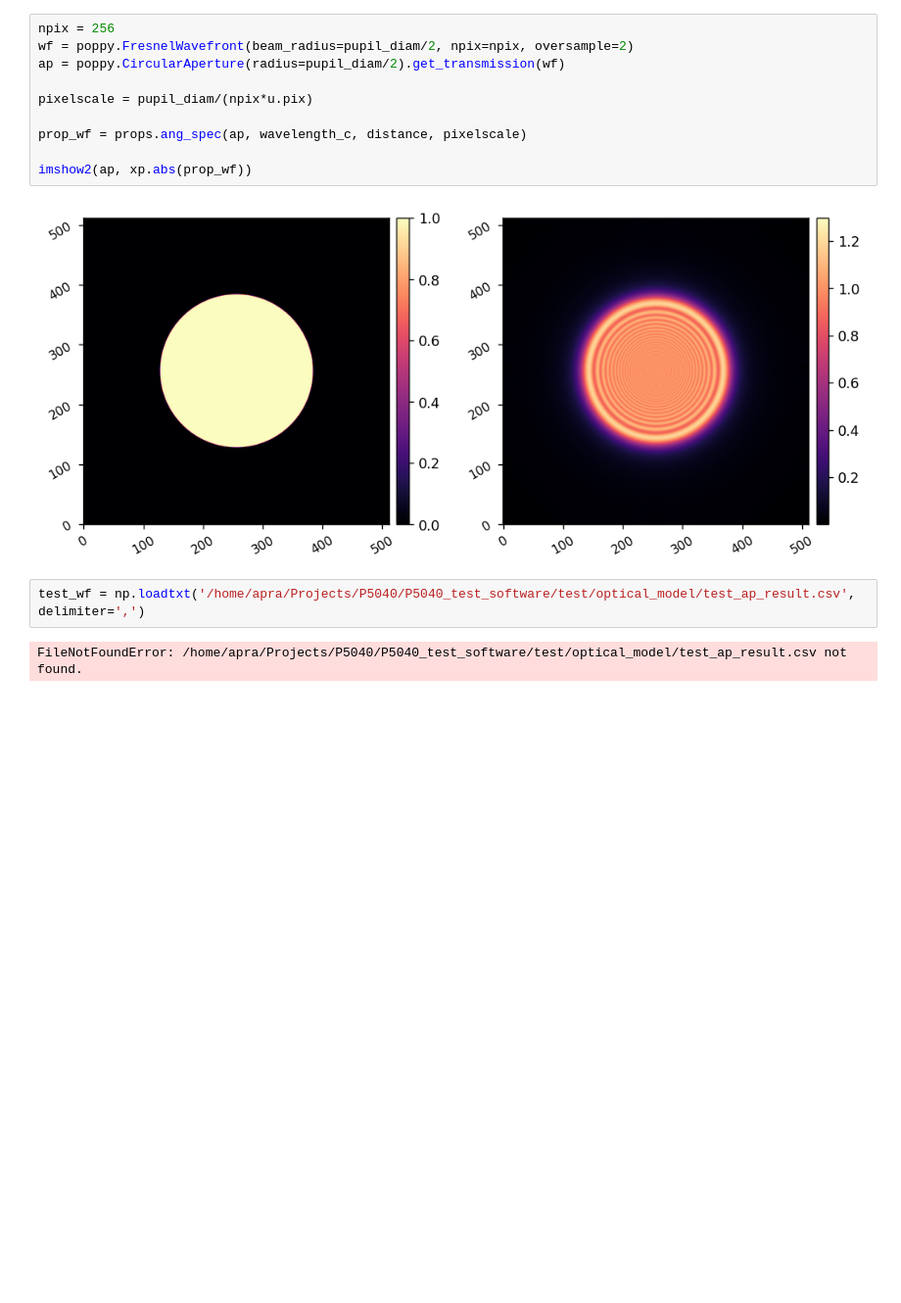
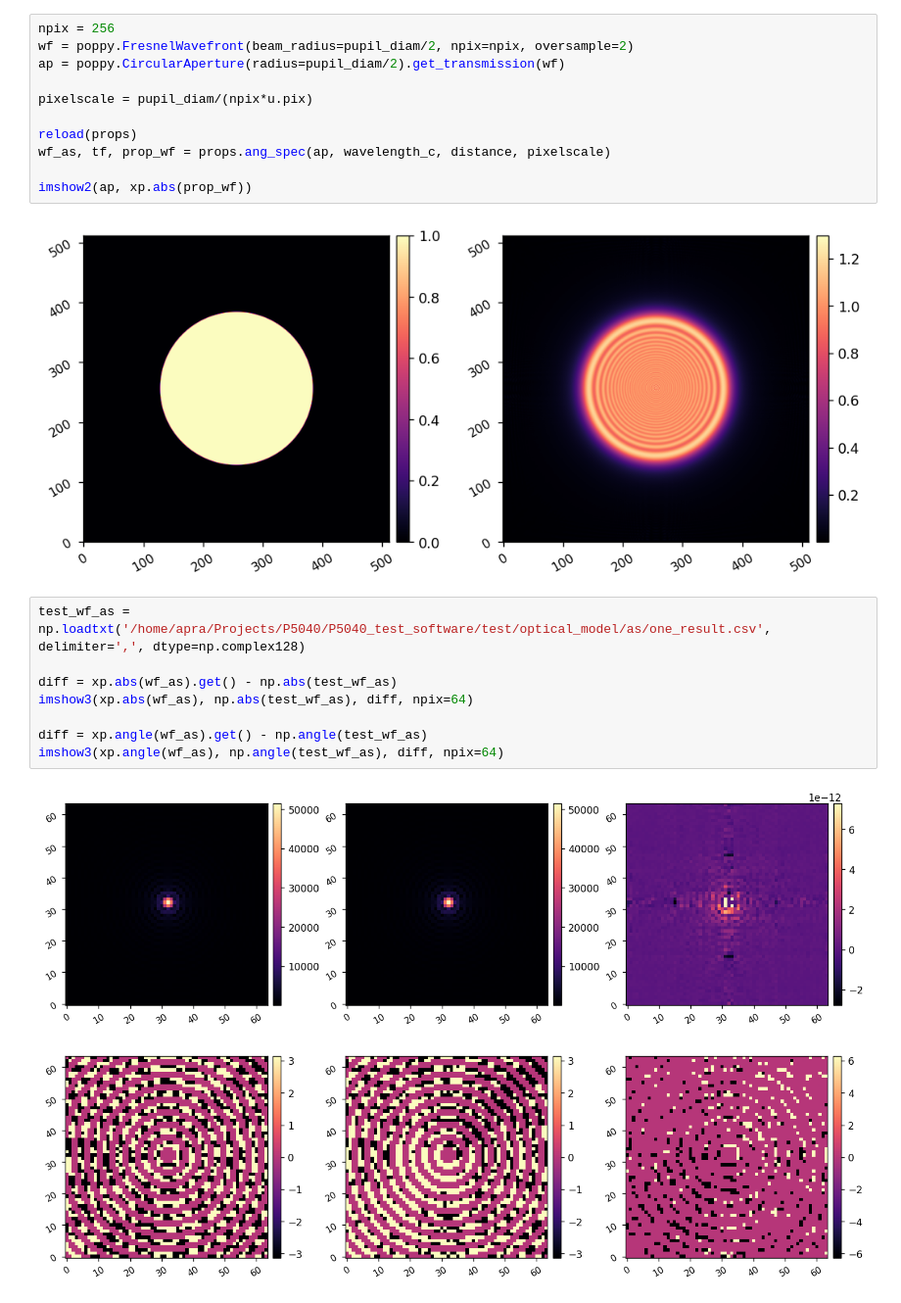
Before and after one commit to kian1377/apra-howfsc-models, a Jupyter notebook: notebooks/test_angular_spectrum.ipynb, the cells around one changed output. Shown at 98% size. Drawn from its saved outputs; the diff is of its cells as text; blank space fills up the shorter version.

```diff
--- a/notebooks/test_angular_spectrum.ipynb
+++ b/notebooks/test_angular_spectrum.ipynb
@@ -33,12 +47,20 @@ ap = poppy.CircularAperture(radius=pupil_diam/2).get_transmission(wf)
 
 pixelscale = pupil_diam/(npix*u.pix)
 
-prop_wf = props.ang_spec(ap, wavelength_c, distance, pixelscale)
+reload(props)
+wf_as, tf, prop_wf = props.ang_spec(ap, wavelength_c, distance, pixelscale)
 
 imshow2(ap, xp.abs(prop_wf))
 # %% [output]
 [figure]
-# %%
-test_wf = np.loadtxt('/home/apra/Projects/P5040/P5040_test_software/test/optical_model/test_ap_result.csv', delimiter=',')
-# %% [output]
-FileNotFoundError: /home/apra/Projects/P5040/P5040_test_software/test/optical_model/test_ap_result.csv not found.
+# %%
+test_wf_as = np.loadtxt('/home/apra/Projects/P5040/P5040_test_software/test/optical_model/as/one_result.csv', delimiter=',', dtype=np.complex128)
+
+diff = xp.abs(wf_as).get() - np.abs(test_wf_as)
+imshow3(xp.abs(wf_as), np.abs(test_wf_as), diff, npix=64)
+
+diff = xp.angle(wf_as).get() - np.angle(test_wf_as)
+imshow3(xp.angle(wf_as), np.angle(test_wf_as), diff, npix=64)
+# %% [output]
+[figure, added]
+[figure, added]
```
Also changed, not shown: parts of 7 cells of this notebook, 3 other files.
